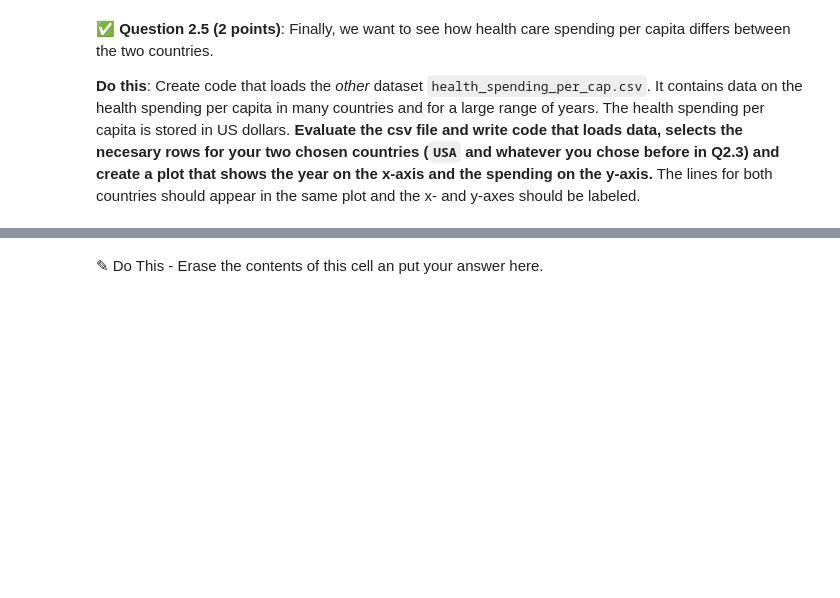
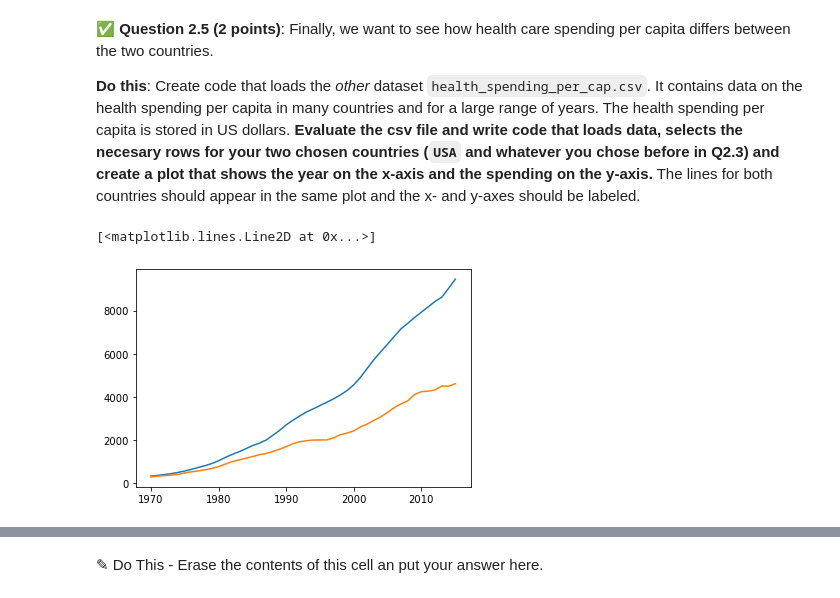
Before and after one commit to JScheble/CMSE202-f23-turnin, a Jupyter notebook: midtermpractice/CMSE202_PracticeMidterm.ipynb, the cells around one changed output, grey strips where cells are left out. Saved outputs shown, nothing was run; the diff lists cells and outputs as text; code cells hidden in the pictures; blank space fills up the shorter version.

```diff
--- a/midtermpractice/CMSE202_PracticeMidterm.ipynb
+++ b/midtermpractice/CMSE202_PracticeMidterm.ipynb
@@ -90,3 +124,12 @@ You will need to download two files from this repository, `health_spending_per_c
+# %%
+spending = pd.read_csv('health_spending_per_cap.csv')
+usarows1 = spending.loc[spending['LOCATION'] == "USA"]
+canrows1 = spending.loc[spending['LOCATION'] == "CAN"]
+plt.plot(usarows1["TIME"], usarows1["Value"])
+plt.plot(canrows1["TIME"], canrows1["Value"])
+# %% [output]
+[<matplotlib.lines.Line2D at 0x...>]
+[figure, added]
 # %% [markdown]
 &#9989; **Question 2.6 (1 point)**: The BuzzFeed article linked above uses a different way to visualize this data.
 
```
Also changed, not shown: parts of 9 cells of this notebook.
